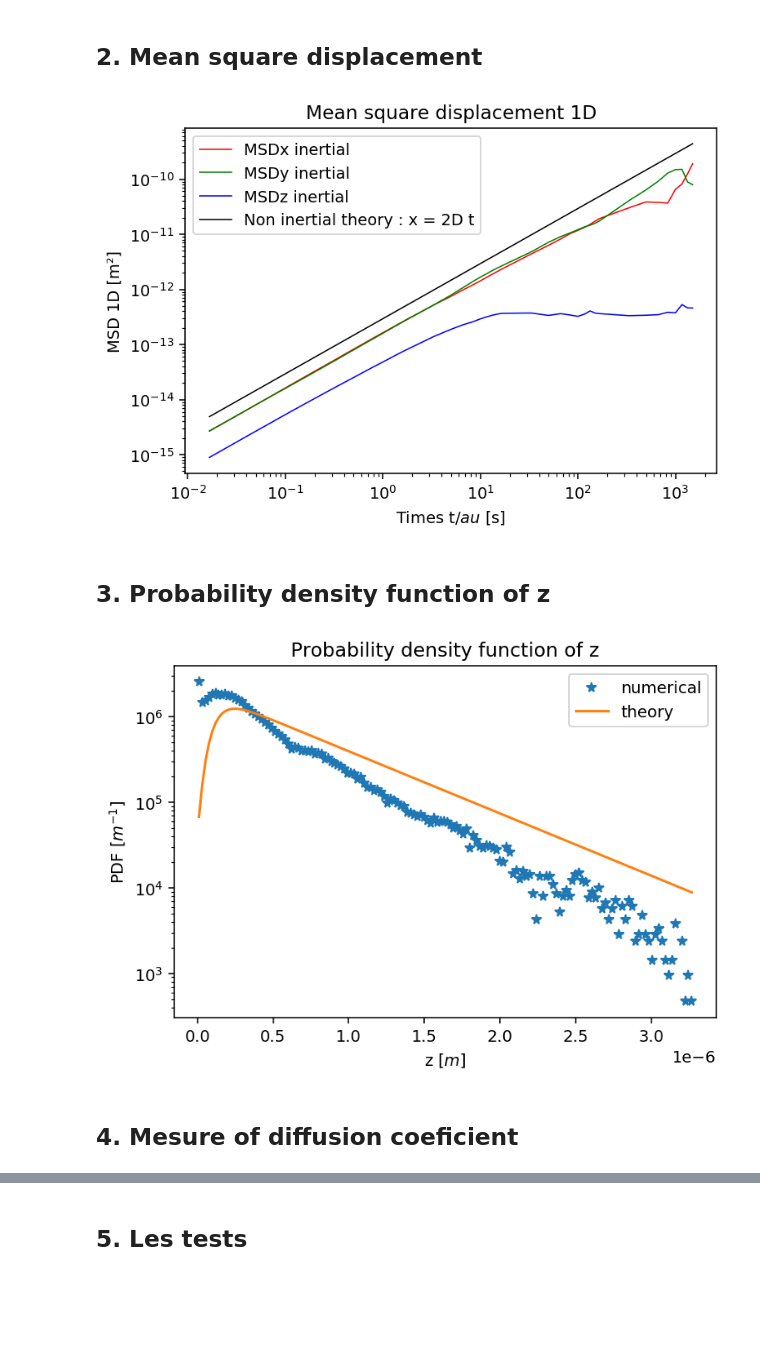
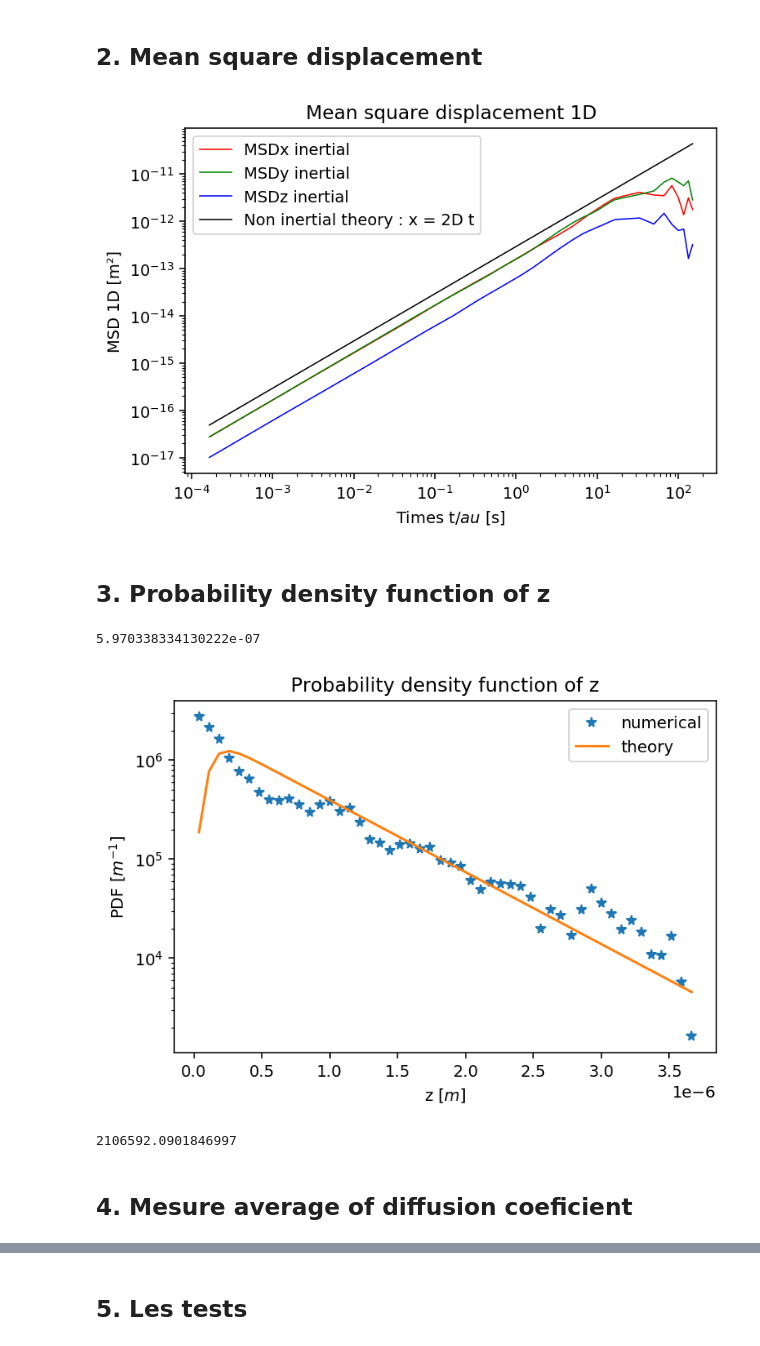
Before and after one commit to ElodieMillan/Brownian-particle-near-wall, a Jupyter notebook: Results rigid wall Overdamped.ipynb, the cells around one changed output, grey strips where cells are left out. Drawn from its saved outputs; the diff is of its cells as text; code cells hidden in the pictures; blank space fills up the shorter version.

```diff
--- a/Results rigid wall Overdamped.ipynb
+++ b/Results rigid wall Overdamped.ipynb
@@ -12,7 +12,7 @@ mpl.rcParams['figure.dpi'] = 140
 # %% [markdown]
 # Langevin 3D overdamped close rigid wall
 # %%
-langevin3D = RigidWallOverdampedLangevin3D(dt=1/60, Nt=100000, R=1.5e-6, rho=1050, x0=(0., 0., 1.e-6))
+langevin3D = RigidWallOverdampedLangevin3D(dt=1/6000, Nt=1000000, R=1.5e-6, rho=1050, x0=(0., 0., 1.5e-6))
 langevin3D.trajectory()
 # %% [markdown]
 ## 1. Trajectory
@@ -63,33 +68,42 @@ plt.title("Mean square displacement 1D")
 plt.legend()
 plt.show()
 # %% [output]
-[figure, old version]
+[figure, new version]
 # %% [markdown]
 ## 3. Probability density function of z
+# %%
+langevin3D.lB
+# %% [output]
+5.970338334130222e-07
 # %%
 axis = "z"
 
-hist, bin_edges = np.histogram(langevin3D.z, bins=150, density=True)
+hist, bin_edges = np.histogram(langevin3D.z, bins=50, density=True)
 binsPosition = (bin_edges[:-1] + bin_edges[1:]) / 2
 pdf = hist * 1/np.trapz(hist,binsPosition)
 
 pdf_theo = np.exp( -(4) * np.exp(- binsPosition/langevin3D.lD) - binsPosition/langevin3D.lB)
 pdf_theo = pdf_theo * 1/np.trapz(pdf_theo,binsPosition) # normalised
 
 plt.semilogy(binsPosition,pdf, "*", label="numerical")
 plt.plot(binsPosition, pdf_theo, "-", label="theory")
 
 plt.title("Probability density function of " + axis)
 plt.xlabel(axis + " $[m]$")
 plt.ylabel("PDF $[m^{-1}]$")
 plt.ticklabel_format(axis="x", style="sci", scilimits=(0, 0))
 #plt.ticklabel_format(axis="y", style="sci", scilimits=(0, 0))
 plt.legend()
 plt.show()
 # %% [output]
-[figure, old version]
+[figure, new version]
+# %%
+pdf_theo = np.exp( -(4) * np.exp(- binsPosition/langevin3D.lD) - binsPosition/langevin3D.lB)
+1/np.trapz(pdf_theo,binsPosition)
+# %% [output]
+2106592.0901846997
 # %% [markdown]
-## 4. Mesure of diffusion coeficient
+## 4. Mesure average of diffusion coeficient
 # %%
 # ----- On Z --------- !
 # Diffusion coef
```
Also changed, not shown: parts of 11 cells of this notebook, 1 other file.
